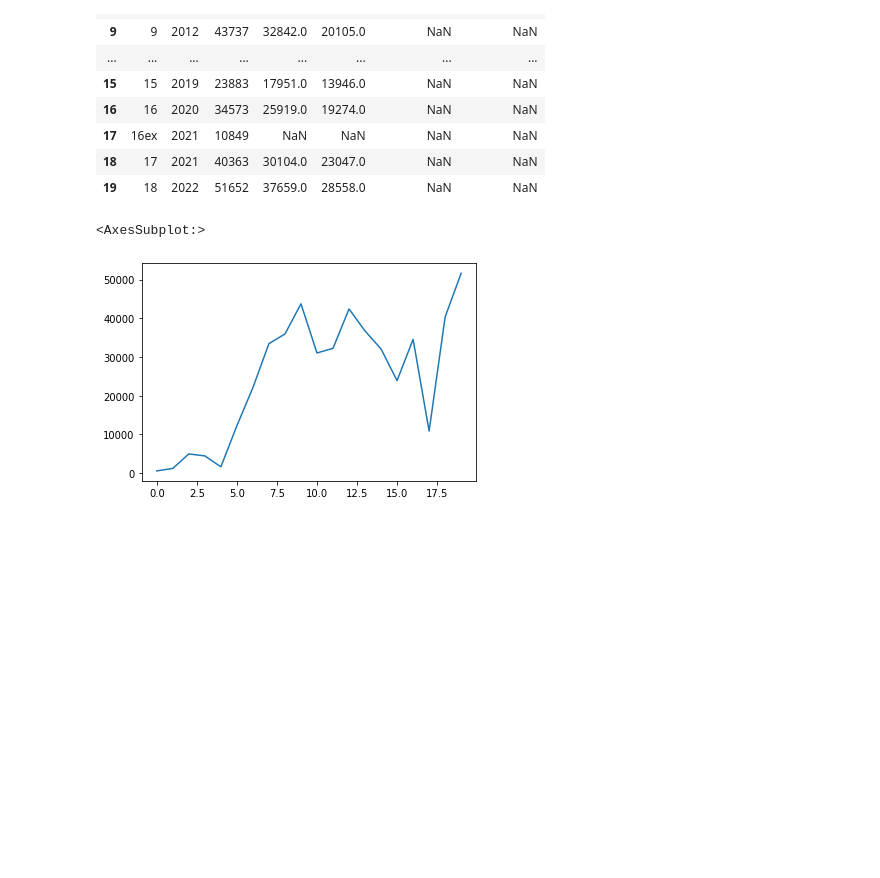
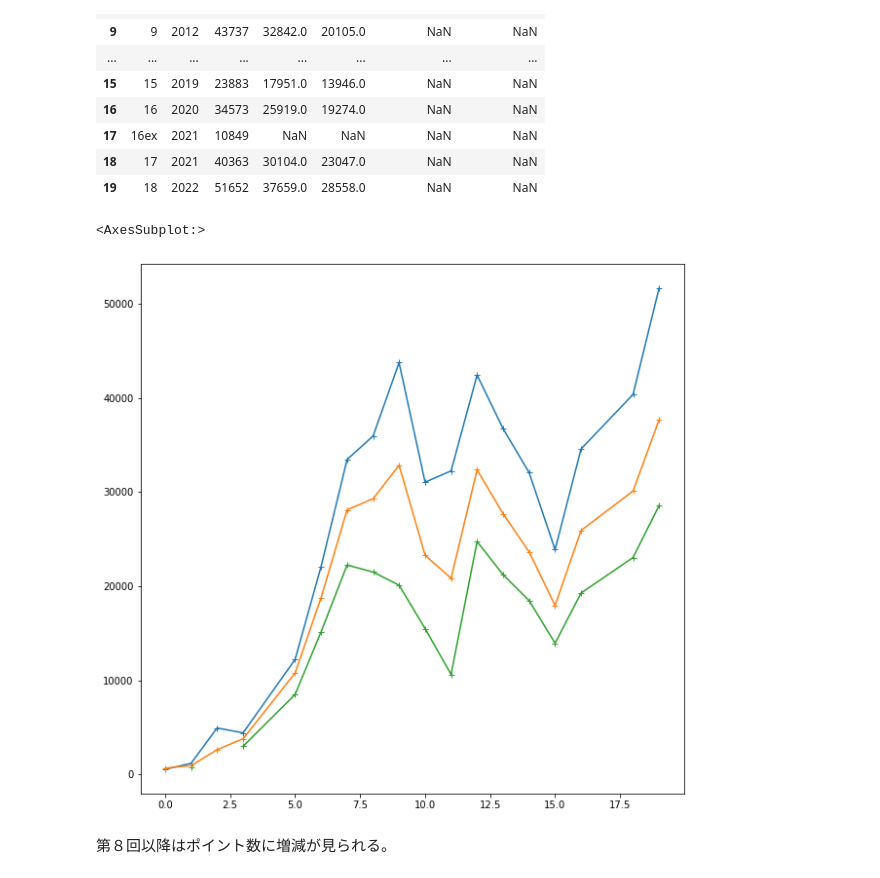
Before and after one commit to xiangze/toubou_vote_analysis, a Jupyter notebook: summary.ipynb, the cells around one changed output. Cells and saved outputs as stored; diff of their text form; code cells hidden in the pictures; blank space fills up the shorter version.

```diff
--- a/summary.ipynb
+++ b/summary.ipynb
@@ -22,8 +24,14 @@ sousuu
 | 17 | 16ex | 2021 | 10849 | NaN | NaN | NaN | NaN |
 | 18 | 17 | 2021 | 40363 | 30104.0 | 23047.0 | NaN | NaN |
 | 19 | 18 | 2022 | 51652 | 37659.0 | 28558.0 | NaN | NaN |
+# %%
+sousuu_main=sousuu.drop([4,17])
 # %%
-sousuu["キャラ"].plot()
+sousuu_main["キャラ"].plot(figsize=(10,10),marker='+',)
+sousuu_main["音楽"].plot(figsize=(10,10),marker='+',)
+sousuu_main["作品"].plot(figsize=(10,10),marker='+',)
 # %% [output]
 <AxesSubplot:>
-[figure, old version]
+[figure, new version]
+# %% [markdown]
+第８回以降はポイント数に増減が見られる。
```
Also changed, not shown: parts of 1 cell of this notebook, 1 other file.
